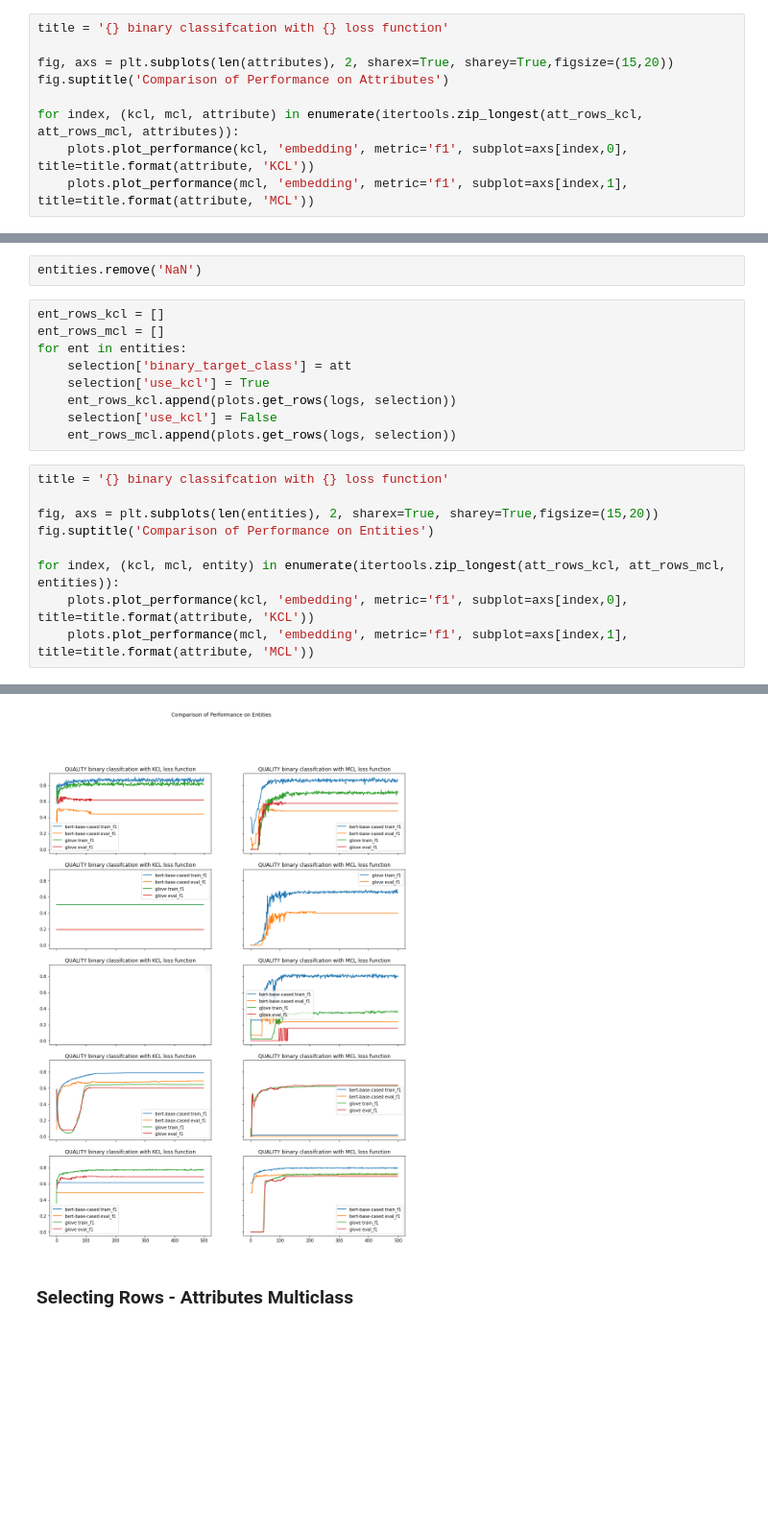
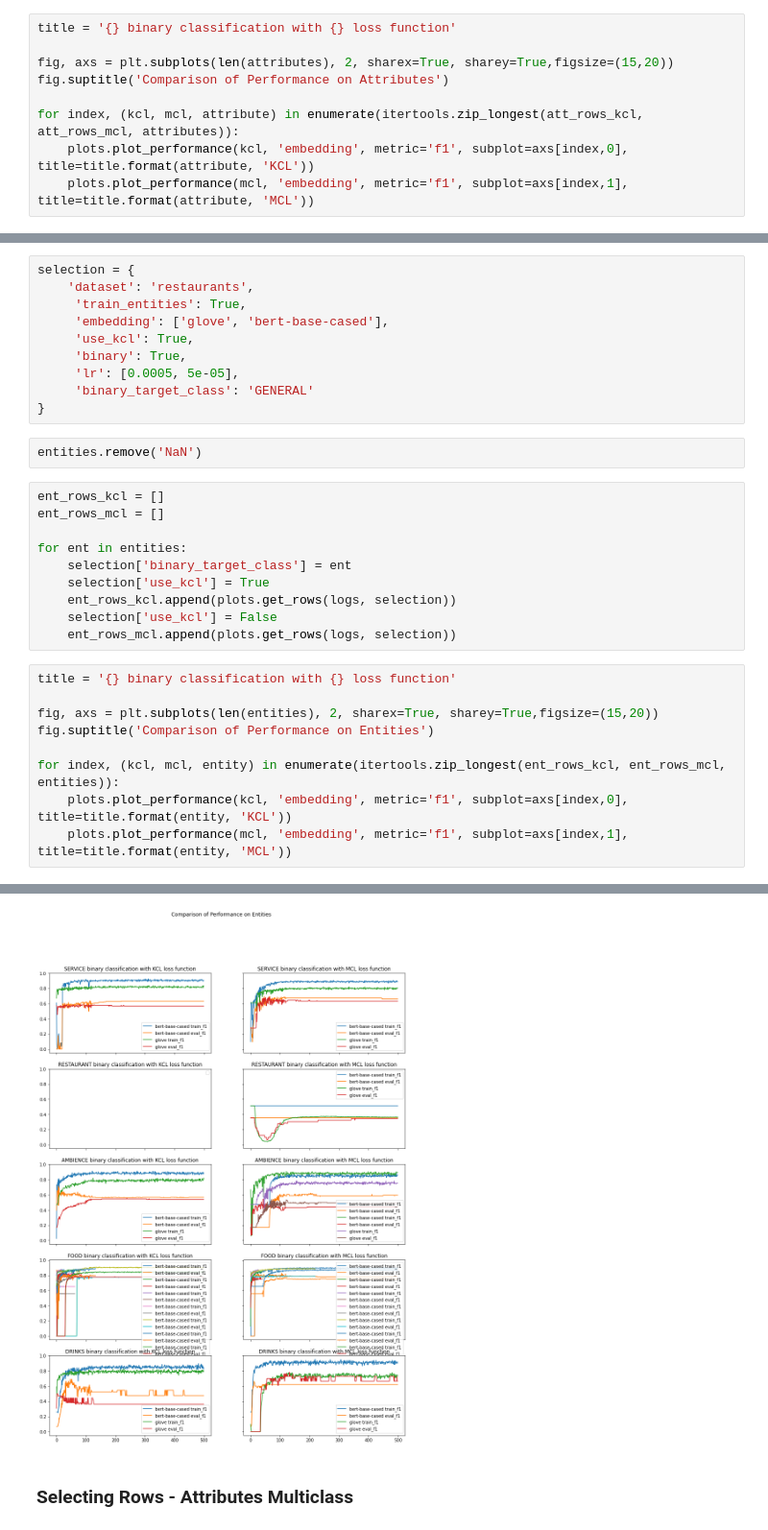
Before and after one commit to kylehiroyasu/opinion-lab-group-1.3, a Jupyter notebook: notebooks/Plotting_Results_Comparing_Embeddings_and_Losses.ipynb, the cells around one changed output, grey strips where cells are left out. Shown at 96% size. Saved outputs shown, nothing was run; the diff lists cells and outputs as text; blank space fills up the shorter version.

```diff
--- a/notebooks/Plotting_Results_Comparing_Embeddings_and_Losses.ipynb
+++ b/notebooks/Plotting_Results_Comparing_Embeddings_and_Losses.ipynb
@@ -132,7 +126,7 @@ for att in attributes:
     selection['use_kcl'] = False
     att_rows_mcl.append(plots.get_rows(logs, selection))
 # %%
-title = '{} binary classifcation with {} loss function'
+title = '{} binary classification with {} loss function'
 
 fig, axs = plt.subplots(len(attributes), 2, sharex=True, sharey=True,figsize=(15,20))
 fig.suptitle('Comparison of Performance on Attributes')
@@ -145,29 +139,40 @@ No handles with labels found to put in legend.
 [figure]
 # %% [markdown]
 ### Entity Binary
+# %%
+selection = {
+    'dataset': 'restaurants',
+     'train_entities': True,
+     'embedding': ['glove', 'bert-base-cased'],
+     'use_kcl': True,
+     'binary': True,
+     'lr': [0.0005, 5e-05],
+     'binary_target_class': 'GENERAL'
+}
 # %%
 entities.remove('NaN')
 # %%
 ent_rows_kcl = []
 ent_rows_mcl = []
+
 for ent in entities:
-    selection['binary_target_class'] = att
+    selection['binary_target_class'] = ent
     selection['use_kcl'] = True
     ent_rows_kcl.append(plots.get_rows(logs, selection))
     selection['use_kcl'] = False
     ent_rows_mcl.append(plots.get_rows(logs, selection))
 # %%
-title = '{} binary classifcation with {} loss function'
+title = '{} binary classification with {} loss function'
 
 fig, axs = plt.subplots(len(entities), 2, sharex=True, sharey=True,figsize=(15,20))
 fig.suptitle('Comparison of Performance on Entities')
 
-for index, (kcl, mcl, entity) in enumerate(itertools.zip_longest(att_rows_kcl, att_rows_mcl, entities)):
-    plots.plot_performance(kcl, 'embedding', metric='f1', subplot=axs[index,0], title=title.format(attribute, 'KCL'))
-    plots.plot_performance(mcl, 'embedding', metric='f1', subplot=axs[index,1], title=title.format(attribute, 'MCL'))
+for index, (kcl, mcl, entity) in enumerate(itertools.zip_longest(ent_rows_kcl, ent_rows_mcl, entities)):
+    plots.plot_performance(kcl, 'embedding', metric='f1', subplot=axs[index,0], title=title.format(entity, 'KCL'))
+    plots.plot_performance(mcl, 'embedding', metric='f1', subplot=axs[index,1], title=title.format(entity, 'MCL'))
 # %% [output]
 No handles with labels found to put in legend.
-[figure, old version]
+[figure, new version]
 # %% [markdown]
 ### Selecting Rows - Attributes Multiclass
 # %% [markdown]
```
Also changed, not shown: parts of 2 cells of this notebook.
